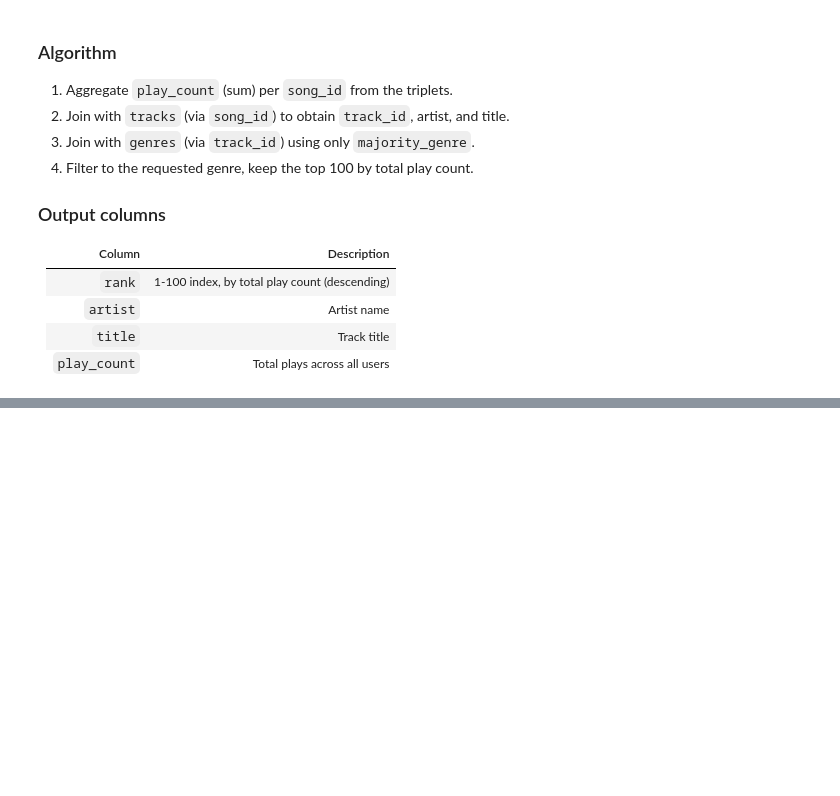
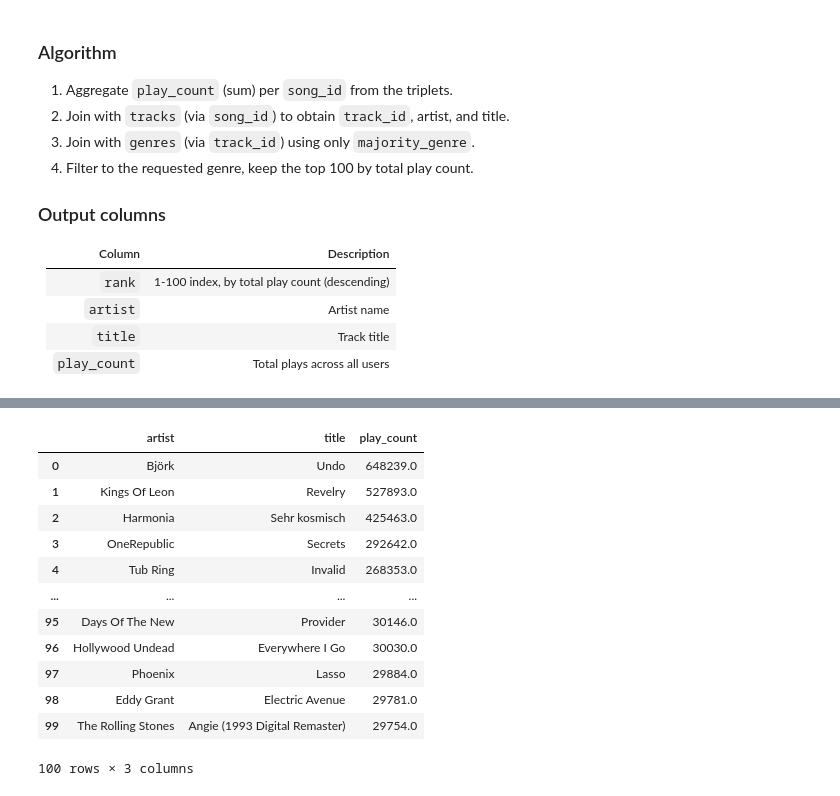
Before and after one commit to mylastresort/MySpotify, a Jupyter notebook: notebooks/02_top_100_by_genre.ipynb, the cells around one changed output, grey strips where cells are left out. Drawn from its saved outputs; the diff is of its cells as text; code cells hidden in the pictures; blank space fills up the shorter version.

```diff
--- a/notebooks/02_top_100_by_genre.ipynb
+++ b/notebooks/02_top_100_by_genre.ipynb
@@ -35,3 +45,17 @@ print(f"Available genres ({len(genres)}): {sorted(genres)}")
 # %%
 top100_rock = top_n_per_genre(rs, "Rock", n=100)
-top100_rock
+top100_rock[["artist", "title", "play_count"]]
+# %% [output]
+|  | artist | title | play_count |
+| 0 | Björk | Undo | 648239.0 |
+| 1 | Kings Of Leon | Revelry | 527893.0 |
+| 2 | Harmonia | Sehr kosmisch | 425463.0 |
+| 3 | OneRepublic | Secrets | 292642.0 |
+| 4 | Tub Ring | Invalid | 268353.0 |
+| ... | ... | ... | ... |
+| 95 | Days Of The New | Provider | 30146.0 |
+| 96 | Hollywood Undead | Everywhere I Go | 30030.0 |
+| 97 | Phoenix | Lasso | 29884.0 |
+| 98 | Eddy Grant | Electric Avenue | 29781.0 |
+| 99 | The Rolling Stones | Angie (1993 Digital Remaster) | 29754.0 |
+100 rows × 3 columns
```
Also changed, not shown: parts of 6 cells of this notebook, 31 other files.
